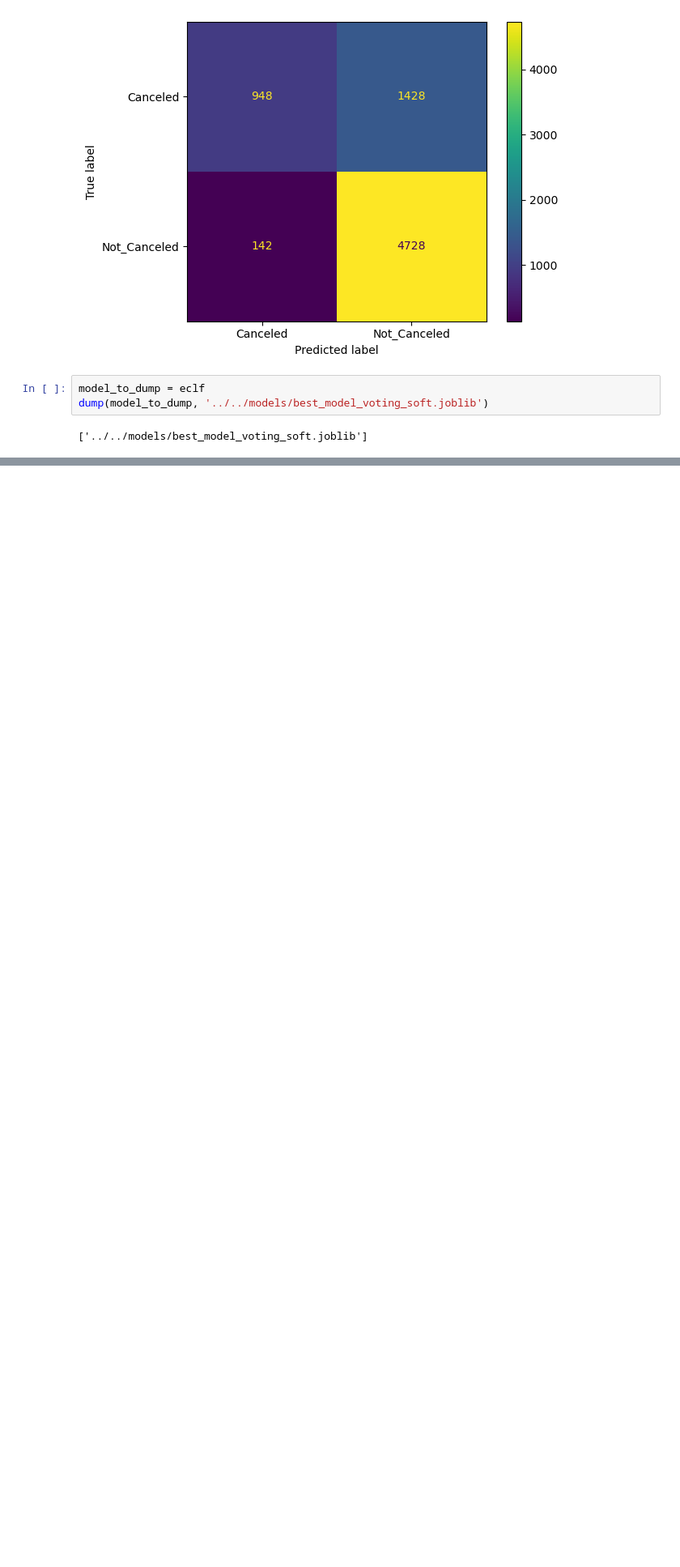
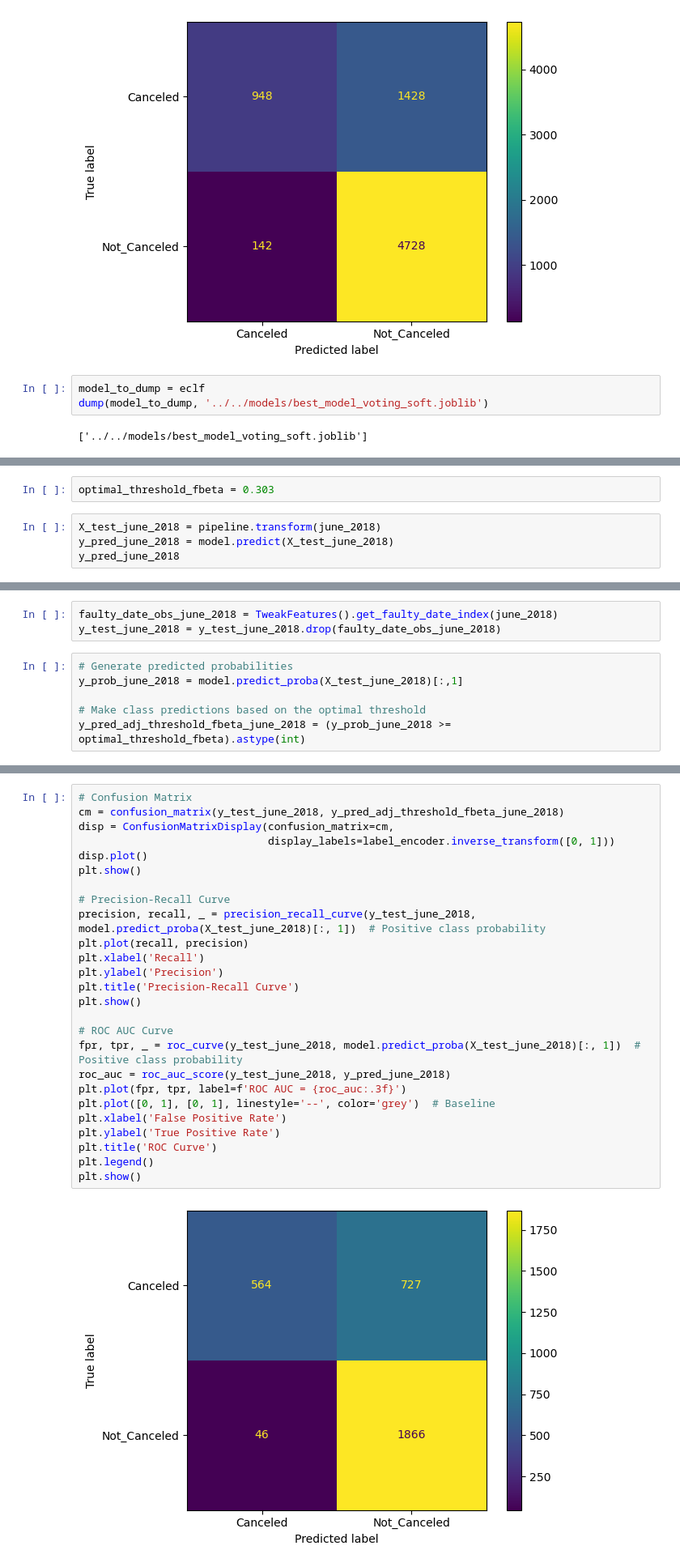
Before and after one commit to AndreasL7/hotel_reservation, a Jupyter notebook: notebook/exploratory/combined_llm_predictive.ipynb, the cells around one changed output, grey strips where cells are left out. Shown at 81% size. Saved outputs shown, nothing was run; the diff lists cells and outputs as text; blank space fills up the shorter version.

```diff
--- a/notebook/exploratory/combined_llm_predictive.ipynb
+++ b/notebook/exploratory/combined_llm_predictive.ipynb
@@ -1559,0 +1648,6 @@ dump(model_to_dump, '../../models/best_model_voting_soft.joblib')
+# %%
+optimal_threshold_fbeta = 0.303
+# %%
+X_test_june_2018 = pipeline.transform(june_2018)
+y_pred_june_2018 = model.predict(X_test_june_2018)
+y_pred_june_2018
@@ -1559,0 +1659,9 @@ dump(model_to_dump, '../../models/best_model_voting_soft.joblib')
+# %%
+faulty_date_obs_june_2018 = TweakFeatures().get_faulty_date_index(june_2018)
+y_test_june_2018 = y_test_june_2018.drop(faulty_date_obs_june_2018)
+# %%
+# Generate predicted probabilities
+y_prob_june_2018 = model.predict_proba(X_test_june_2018)[:,1]
+
+# Make class predictions based on the optimal threshold
+y_pred_adj_threshold_fbeta_june_2018 = (y_prob_june_2018 >= optimal_threshold_fbeta).astype(int)
@@ -1559,0 +1686,28 @@ dump(model_to_dump, '../../models/best_model_voting_soft.joblib')
+# %%
+# Confusion Matrix
+cm = confusion_matrix(y_test_june_2018, y_pred_adj_threshold_fbeta_june_2018)
+disp = ConfusionMatrixDisplay(confusion_matrix=cm,
+                              display_labels=label_encoder.inverse_transform([0, 1]))
+disp.plot()
+plt.show()
+
+# Precision-Recall Curve
+precision, recall, _ = precision_recall_curve(y_test_june_2018, model.predict_proba(X_test_june_2018)[:, 1])  # Positive class probability
+plt.plot(recall, precision)
+plt.xlabel('Recall')
+plt.ylabel('Precision')
+plt.title('Precision-Recall Curve')
+plt.show()
+
+# ROC AUC Curve
+fpr, tpr, _ = roc_curve(y_test_june_2018, model.predict_proba(X_test_june_2018)[:, 1])  # Positive class probability
+roc_auc = roc_auc_score(y_test_june_2018, y_pred_june_2018)
+plt.plot(fpr, tpr, label=f'ROC AUC = {roc_auc:.3f}')
+plt.plot([0, 1], [0, 1], linestyle='--', color='grey')  # Baseline
+plt.xlabel('False Positive Rate')
+plt.ylabel('True Positive Rate')
+plt.title('ROC Curve')
+plt.legend()
+plt.show()
+# %% [output]
+[figure, added]
```
Also changed, not shown: parts of 8 cells of this notebook, 2 other files.
